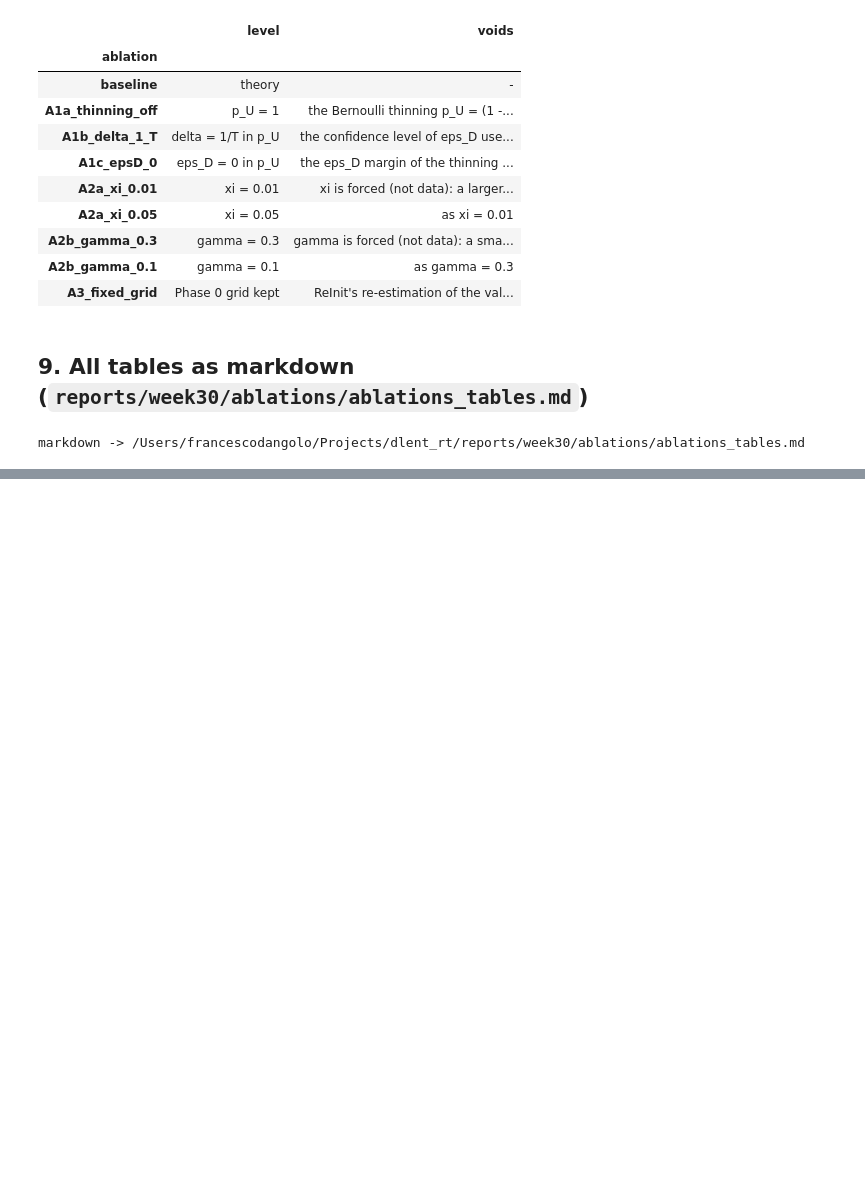
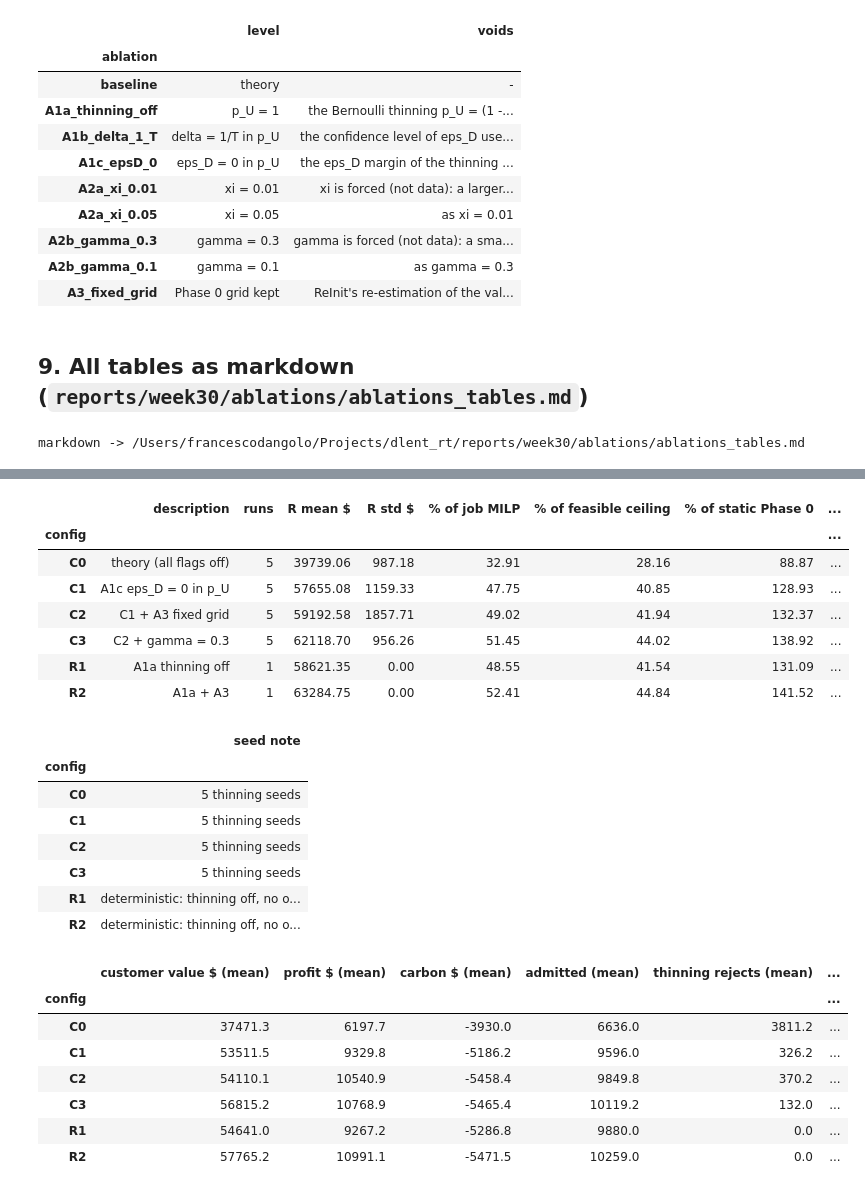
Before and after one commit to dangolofrancesco/dlent_rt, a Jupyter notebook: notebooks/05_ablations_small_cluster.ipynb, the cells around one changed output, grey strips where cells are left out. Saved outputs shown, nothing was run; the diff lists cells and outputs as text; code cells hidden in the pictures; blank space fills up the shorter version.

```diff
--- a/notebooks/05_ablations_small_cluster.ipynb
+++ b/notebooks/05_ablations_small_cluster.ipynb
@@ -331,0 +379,36 @@ markdown -> /Users/francescodangolo/Projects/dlent_rt/reports/week30/ablations/a
+# %%
+CCOLS = ["description", "runs", "R mean $", "R std $", "% of job MILP", "% of feasible ceiling", "% of static Phase 0",
+         "vs C0: delta mean $", "vs C0: 95% lo $", "vs C0: 95% hi $", "vs C0: beyond seed noise",
+         "vs previous step: previous", "vs previous step: delta mean $", "vs previous step: 95% lo $",
+         "vs previous step: 95% hi $", "vs previous step: beyond seed noise"]
+display(CSUM[CCOLS].style.format(precision=2))
+display(CSUM[["seed note"]])
+CMICRO = ["customer value $ (mean)", "profit $ (mean)", "carbon $ (mean)", "admitted (mean)", "thinning rejects (mean)",
+          "physical rejects (mean)", "phases (mean)", "end timeout (mean)", "end test1 (mean)", "end test2 (mean)",
+          "end test3 (mean)", "end horizon (mean)", "phases with tau > 0 (mean)", "Test 1 fires (runs)"]
+display(CSUM[CMICRO].style.format(precision=1))
+# %% [output]
+|  | description | runs | R mean $ | R std $ | % of job MILP | % of feasible ceiling | % of static Phase 0 | ... |
+| config |  |  |  |  |  |  |  | ... |
+| C0 | theory (all flags off) | 5 | 39739.06 | 987.18 | 32.91 | 28.16 | 88.87 | ... |
+| C1 | A1c eps_D = 0 in p_U | 5 | 57655.08 | 1159.33 | 47.75 | 40.85 | 128.93 | ... |
+| C2 | C1 + A3 fixed grid | 5 | 59192.58 | 1857.71 | 49.02 | 41.94 | 132.37 | ... |
+| C3 | C2 + gamma = 0.3 | 5 | 62118.70 | 956.26 | 51.45 | 44.02 | 138.92 | ... |
+| R1 | A1a thinning off | 1 | 58621.35 | 0.00 | 48.55 | 41.54 | 131.09 | ... |
+| R2 | A1a + A3 | 1 | 63284.75 | 0.00 | 52.41 | 44.84 | 141.52 | ... |
+|  | seed note |
+| config |  |
+| C0 | 5 thinning seeds |
+| C1 | 5 thinning seeds |
+| C2 | 5 thinning seeds |
+| C3 | 5 thinning seeds |
+| R1 | deterministic: thinning off, no o... |
+| R2 | deterministic: thinning off, no o... |
+|  | customer value $ (mean) | profit $ (mean) | carbon $ (mean) | admitted (mean) | thinning rejects (mean) | ... |
+| config |  |  |  |  |  | ... |
+| C0 | 37471.3 | 6197.7 | -3930.0 | 6636.0 | 3811.2 | ... |
+| C1 | 53511.5 | 9329.8 | -5186.2 | 9596.0 | 326.2 | ... |
+| C2 | 54110.1 | 10540.9 | -5458.4 | 9849.8 | 370.2 | ... |
+| C3 | 56815.2 | 10768.9 | -5465.4 | 10119.2 | 132.0 | ... |
+| R1 | 54641.0 | 9267.2 | -5286.8 | 9880.0 | 0.0 | ... |
+| R2 | 57765.2 | 10991.1 | -5471.5 | 10259.0 | 0.0 | ... |
```
Also changed, not shown: parts of 8 cells of this notebook, 10 other files.
